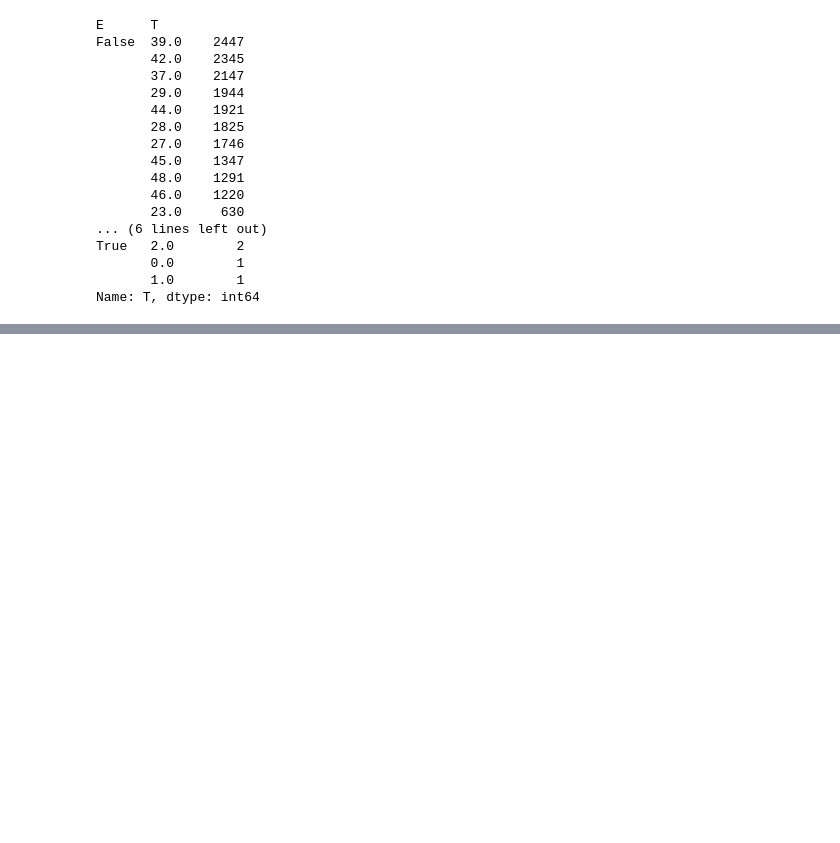
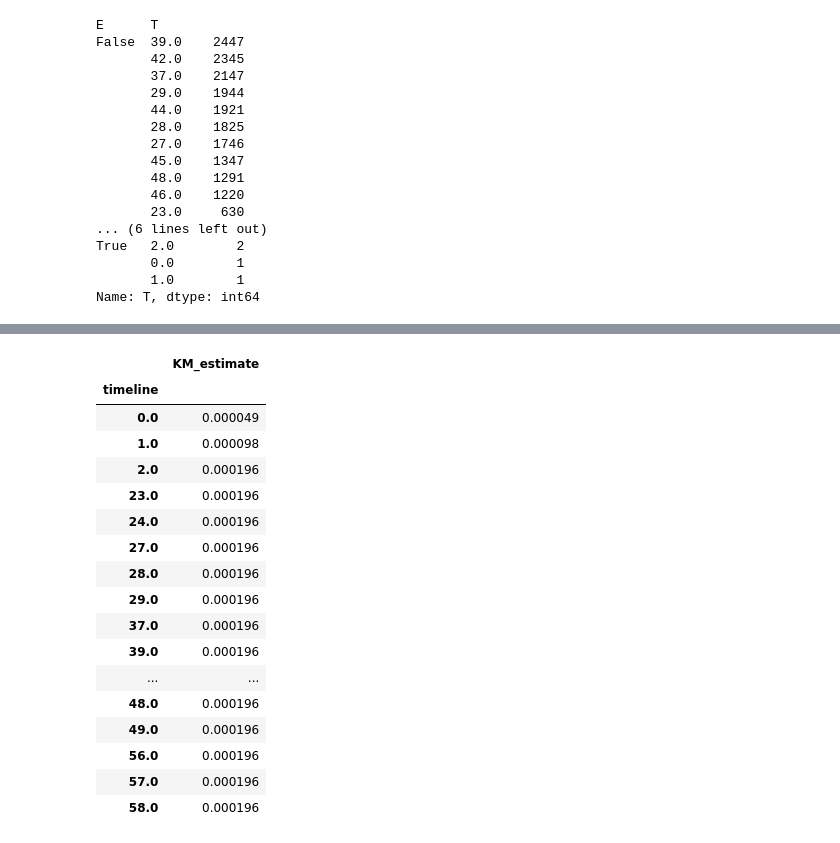
Before and after one commit to deepyaman/inauditus, a Jupyter notebook: notebooks/Hubei.ipynb, the cells around one changed output, grey strips where cells are left out. Cells and saved outputs as stored; diff of their text form; code cells hidden in the pictures; blank space fills up the shorter version.

```diff
--- a/notebooks/Hubei.ipynb
+++ b/notebooks/Hubei.ipynb
@@ -160,0 +192,21 @@ Name: T, dtype: int64
+# %%
+kmf.cumulative_density_
+# %% [output]
+|  | KM_estimate |
+| timeline |  |
+| 0.0 | 0.000049 |
+| 1.0 | 0.000098 |
+| 2.0 | 0.000196 |
+| 23.0 | 0.000196 |
+| 24.0 | 0.000196 |
+| 27.0 | 0.000196 |
+| 28.0 | 0.000196 |
+| 29.0 | 0.000196 |
+| 37.0 | 0.000196 |
+| 39.0 | 0.000196 |
+| ... | ... |
+| 48.0 | 0.000196 |
+| 49.0 | 0.000196 |
+| 56.0 | 0.000196 |
+| 57.0 | 0.000196 |
+| 58.0 | 0.000196 |
```
Also changed, not shown: parts of 5 cells of this notebook, 1 other file.
